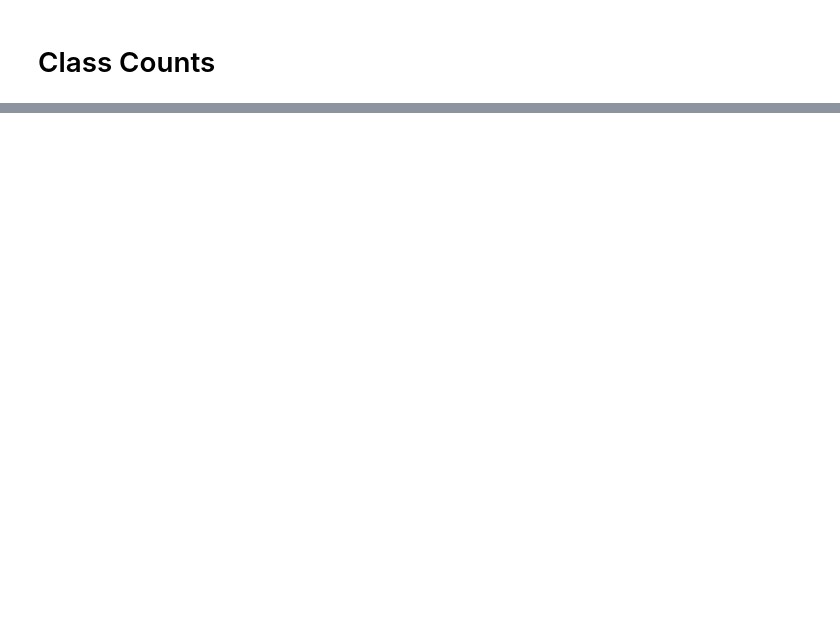
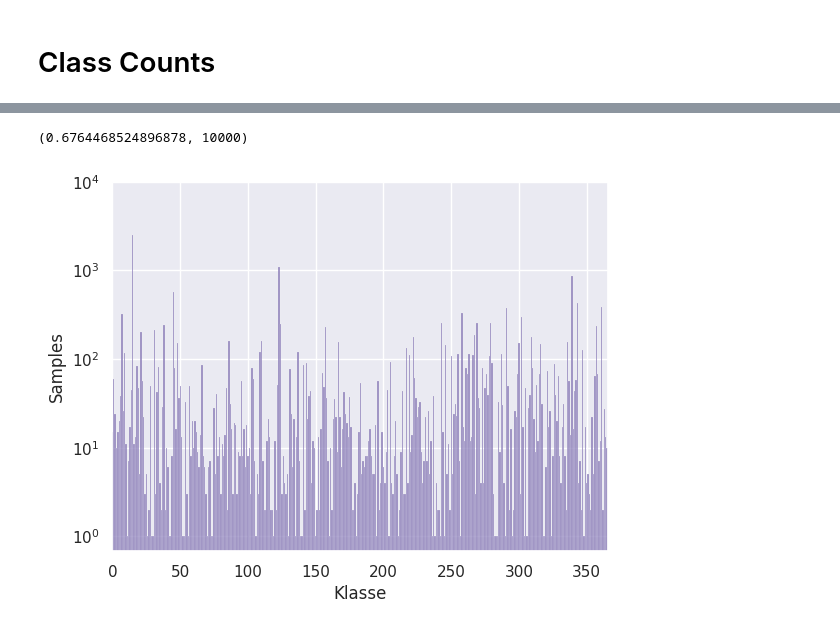
Before and after one commit to johannes-scheibe/visionbased-multipage-classifier, a Jupyter notebook: multipage_classifier/datasets/data_science.ipynb, the cells around one changed output, grey strips where cells are left out. Saved outputs shown, nothing was run; the diff lists cells and outputs as text; code cells hidden in the pictures; blank space fills up the shorter version.

```diff
--- a/multipage_classifier/datasets/data_science.ipynb
+++ b/multipage_classifier/datasets/data_science.ipynb
@@ -139,18 +205,12 @@ Text(0.5, 1.0, 'Seiten pro Dokument')
 # %% [markdown]
 # Class Counts
-# %%
-unique_classes =[]
-for stack in stacks:
-    for doc in stack:
-        if doc.doc_class not in unique_classes:
-            unique_classes.append(doc.doc_class)
-
-unique_classes = sorted(unique_classes)
-
-class_mapping = {str(label): idx for idx, label in enumerate(unique_classes)}
 # %%
 from collections import defaultdict
 
+classes = sorted(json.load(open("/data/training/master_thesis/datasets/bzuf_classes.json")))
+
+
+class_mapping = {cls: idx for idx, cls in enumerate(classes)}
 
 class_counts = defaultdict(lambda: 0)
 classes = []
@@ -196,0 +237,10 @@ Text(0.5, 1.0, 'Klassenhistogram')
+# %%
+sns.histplot(sorted(classes), discrete=True)#.set_title(f"{[bucket.value for bucket in buckets]}: Class distribution")
+plt.yscale('log')
+plt.ylabel("Samples")
+plt.xlabel("Klasse")
+plt.xlim(0, len(class_mapping))
+plt.ylim(0, 10000)
+# %% [output]
+(0.6764468524896878, 10000)
+[figure, added]
```
Also changed, not shown: parts of 19 cells of this notebook, 5 other files.
